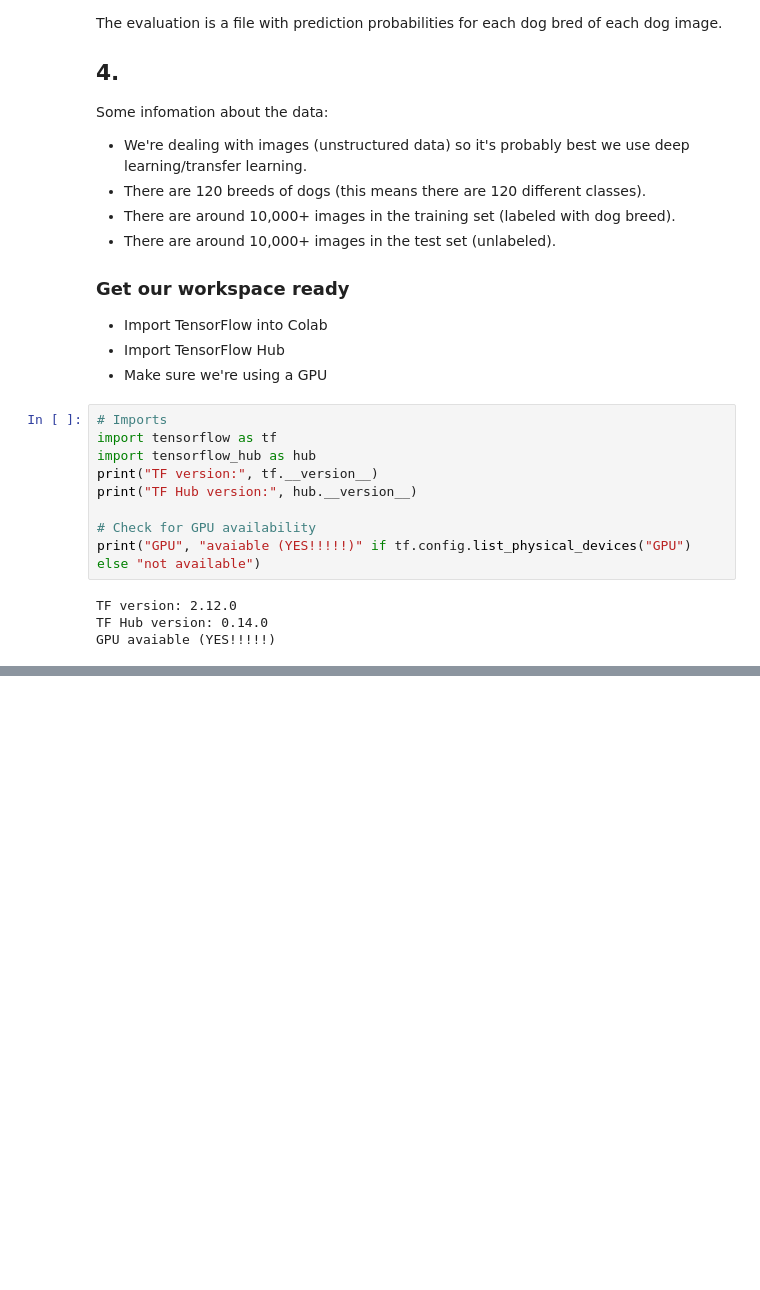
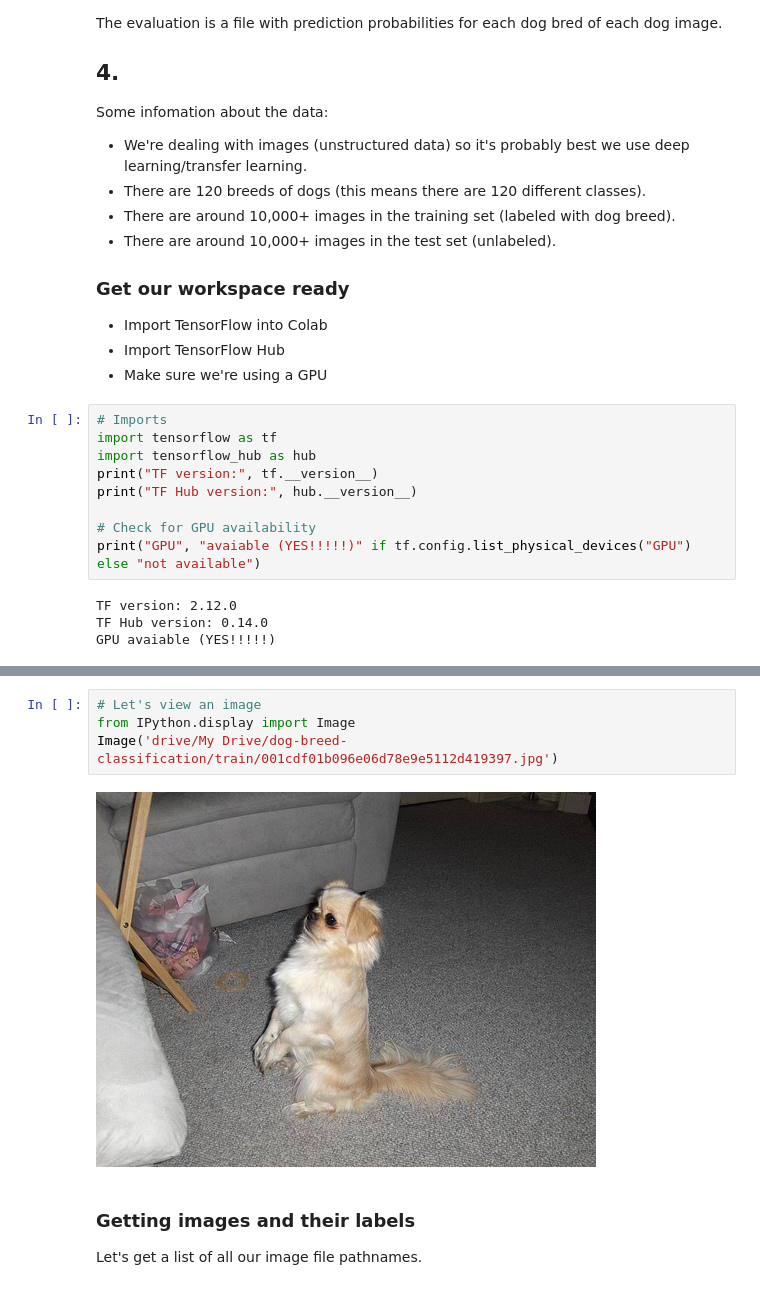
Before and after one commit to tophercollins/dog-breed-classification, a Jupyter notebook: dog_breed_classification.ipynb, the cells around one changed output, grey strips where cells are left out. Cells and saved outputs as stored; diff of their text form; blank space fills up the shorter version.

```diff
--- a/dog_breed_classification.ipynb
+++ b/dog_breed_classification.ipynb
@@ -48,0 +82,10 @@ GPU avaiable (YES!!!!!)
+# %%
+# Let's view an image
+from IPython.display import Image
+Image('drive/My Drive/dog-breed-classification/train/001cdf01b096e06d78e9e5112d419397.jpg')
+# %% [output]
+[figure, added]
+# %% [markdown]
+### Getting images and their labels
+
+Let's get a list of all our image file pathnames.
```
Also changed, not shown: parts of 23 cells of this notebook.
